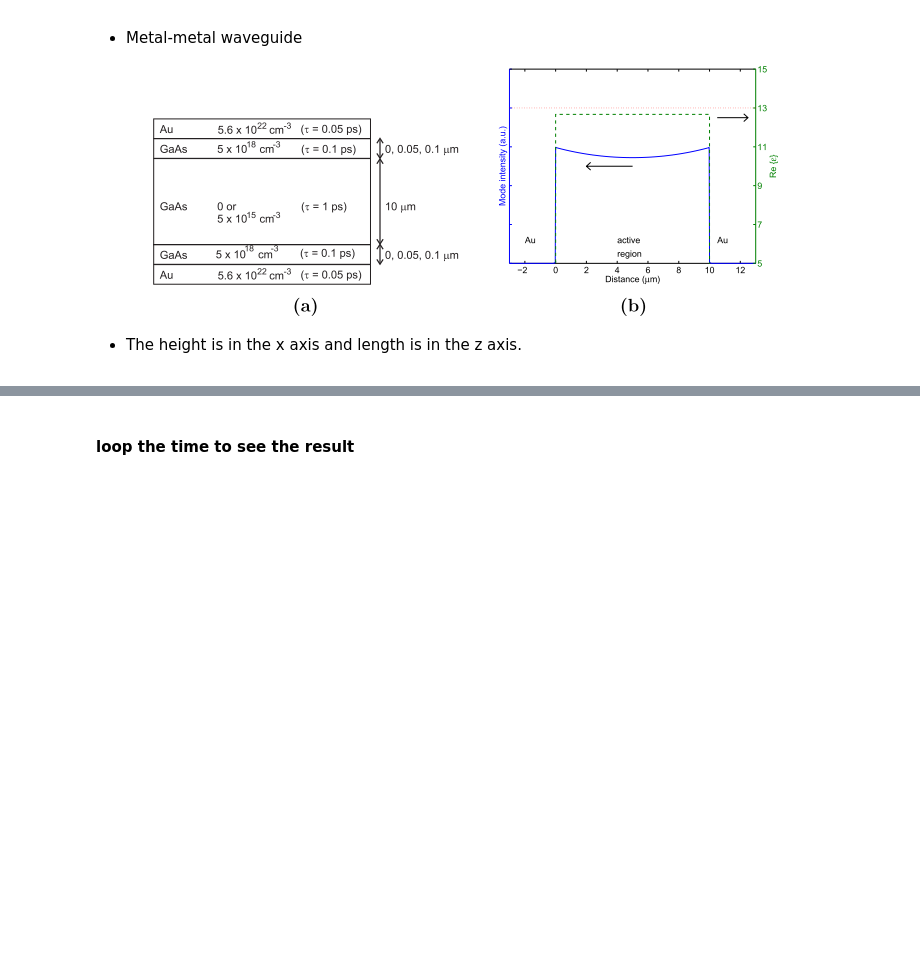
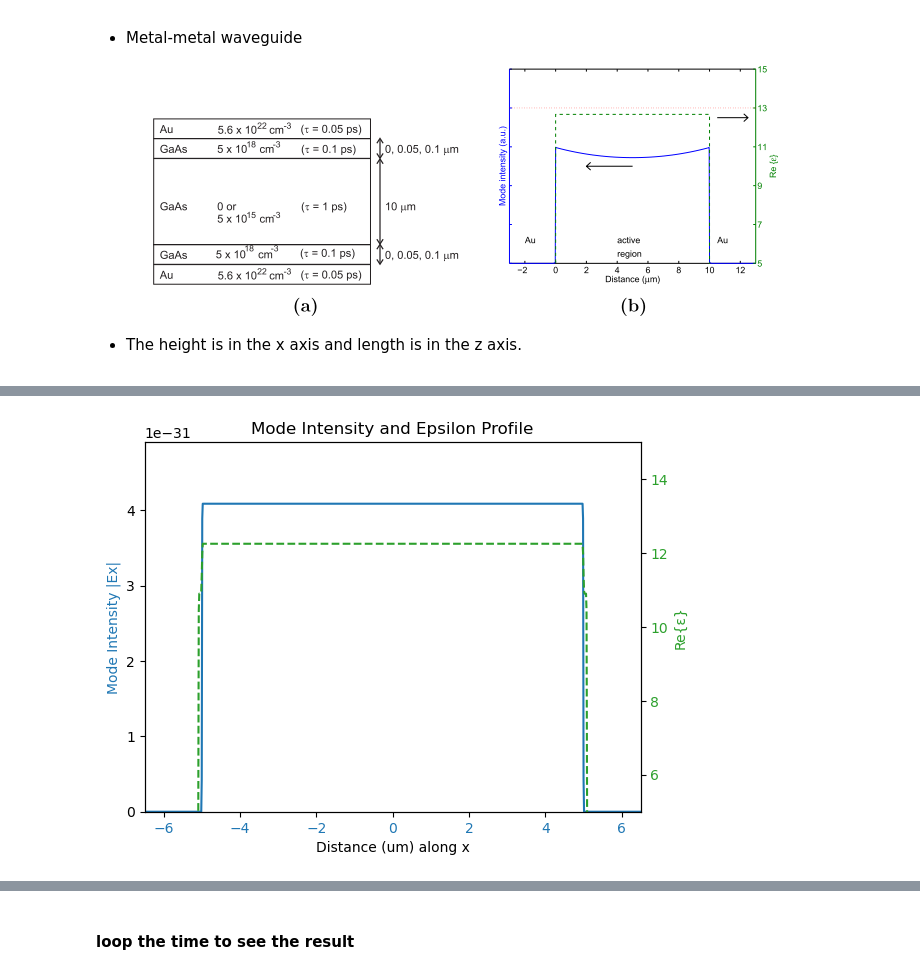
Before and after one commit to zhou277/Semiconductor_laser, a Jupyter notebook: QCL_mode_intensity.ipynb, the cells around one changed output, grey strips where cells are left out. Saved outputs shown, nothing was run; the diff lists cells and outputs as text; code cells hidden in the pictures; blank space fills up the shorter version.

```diff
--- a/QCL_mode_intensity.ipynb
+++ b/QCL_mode_intensity.ipynb
@@ -127,6 +127,7 @@ import meep as mp
 import numpy as np
 import matplotlib.pyplot as plt
 from meep.materials import Au
+from QCL_materials import nSI_GaAs,GaAs,substrate_GaAs
 
 # basic setup (1 μm)
 resolution = 50
@@ -138,49 +139,11 @@ cell = mp.Vector3(sx, sy, sz)
 pml_layers = [mp.PML(1)]
 # thickness of different layers（1 μm）
 Au_thickness = 1
-n_GaAs_thickness = 0.1
-light_GaAs_thickness = 10
+nSI_GaAs_thickness = 0.1
+Active_GaAs_thickness = 10
+substrate_GaAs_thickness = 5
 
-###---------------------------------------------------------------basic config-------------------------------------------------------------------###
-# Au = mp.Medium(
-#     epsilon=1.0,
-#     E_susceptibilities=[
-#         mp.DrudeSusceptibility(
-#             frequency=5.0,
-#             gamma=0.5,
-#             sigma=1.0)])
-
-# N = 5e18
-# n_GaAs = mp.Medium(epsilon=12.25)
-n_GaAs = mp.Medium(
-    epsilon=10.9,
-    E_susceptibilities=[
-        mp.DrudeSusceptibility(frequency=1.62,
-                               gamma=0.033,
-                               sigma=1.0)])
-
-
-# N = 5e15 低参杂
-# light_GaAs = mp.Medium(epsilon=12.25)
-light_GaAs = mp.Medium(
-    epsilon=12.25,
-    E_susceptibilities=[
-        mp.DrudeSusceptibility(frequency=0.0513,
-                               gamma=0.0033,
-                               sigma=1.0)])
-
-# 1e18
-nplus_GaAs = mp.Medium(
-    epsilon=10.9,
-    E_susceptibilities=[
-        mp.DrudeSusceptibility(
-            frequency=0.7252,   # Plasma resonant frequency
-            gamma=0.0333,       # damping constant
-            sigma=1.0           # conductivity
-        )
-    ]
-)
-
+###-------------------------------------------------------------basic config--------------------------------------------------------------###
 # Set up for source frequency
 frequency = 5e12 # 5THz
 # Set up for detector 's observe range
@@ -188,23 +151,28 @@ observe_range = 0.1
 
 ###-------------------------------------------------------------geometry---------------------------------------------------------------------###
 # define the basic height of layers
-x0 = -0.5 * (Au_thickness + n_GaAs_thickness + light_GaAs_thickness + n_GaAs_thickness + Au_thickness)
 
-# Construct layers
-geometry = []
 def add_layer(thickness, material):
     global x0
     center_x = x0 + 0.5 * thickness
     geometry.append(mp.Block(size=mp.Vector3(thickness,mp.inf,mp.inf),center=mp.Vector3(center_x, 0, 0),material=material))
     x0 += thickness
 
-# this config can switch the structure between Plasmon and Metal-Metal
-# add_layer(Au_thickness, nplus_GaAs)
-# add_layer(2, n_GaAs)
+# Construct layers
+geometry = []
+
+# switch to Plasmon structure
+# x0 = -0.5 * (Au_thickness + nSI_GaAs_thickness + Active_GaAs_thickness + 2 + substrate_GaAs_thickness)
+# add_layer(substrate_GaAs_thickness, substrate_GaAs)
+# add_layer(2, nSI_GaAs)
+
+# switch to Metal-metal structure
+x0 = -0.5 * (Au_thickness + nSI_GaAs_thickness + Active_GaAs_thickness + nSI_GaAs_thickness + Au_thickness)
 add_layer(Au_thickness, Au)
-add_layer(n_GaAs_thickness, n_GaAs)
-add_layer(light_GaAs_thickness,light_GaAs)
-add_layer(n_GaAs_thickness, n_GaAs)
+add_layer(nSI_GaAs_thickness, nSI_GaAs)
+
+add_layer(Active_GaAs_thickness,GaAs)
+add_layer(nSI_GaAs_thickness, nSI_GaAs)
 add_layer(Au_thickness, Au)
 
 ###-----------------------------------------------------------source------------------------------------------------------------------------###
@@ -238,14 +206,13 @@ sim = mp.Simulation(
     dimensions=2)
 
 # sim.plot2D()
-
-sim.run(until=10)
+sim.run(until=200)
 # 采样 y 方向 Ez 场强
 x = np.linspace(-sx/2, sx/2, 1000)
-eps_data = np.array([sim.get_epsilon_point(mp.Vector3(xi,0)) for xi in x])
-ex_data = np.array([abs(sim.get_field_point(mp.Ex, mp.Vector3(xi))**2/2) for xi in x])
-ey_data = np.array([abs(sim.get_field_point(mp.Ey, mp.Vector3(xi))**2/2) for xi in x])
-ez_data = np.array([abs(sim.get_field_point(mp.Ez, mp.Vector3(xi))**2/2) for xi in x])
+eps_data = np.array([sim.get_epsilon_point(mp.Vector3(xi,0,0)) for xi in x])
+ex_data = np.array([abs(sim.get_field_point(mp.Ex, mp.Vector3(xi))**2) for xi in x])
+ey_data = np.array([abs(sim.get_field_point(mp.Ey, mp.Vector3(xi))**2) for xi in x])
+ez_data = np.array([abs(sim.get_field_point(mp.Ez, mp.Vector3(xi))**2) for xi in x])
 
 # === 画图 Ex === #
 fig, ax1 = plt.subplots()
@@ -309,3 +276,4 @@ ax2.set_ylim(5, 15)
 
 plt.title('Mode Intensity and Epsilon Profile')
 plt.show()
+# %% [output]
@@ -311,0 +297 @@ plt.show()
+[figure, added]
```
Also changed, not shown: parts of 8 cells of this notebook, 6 other files.
